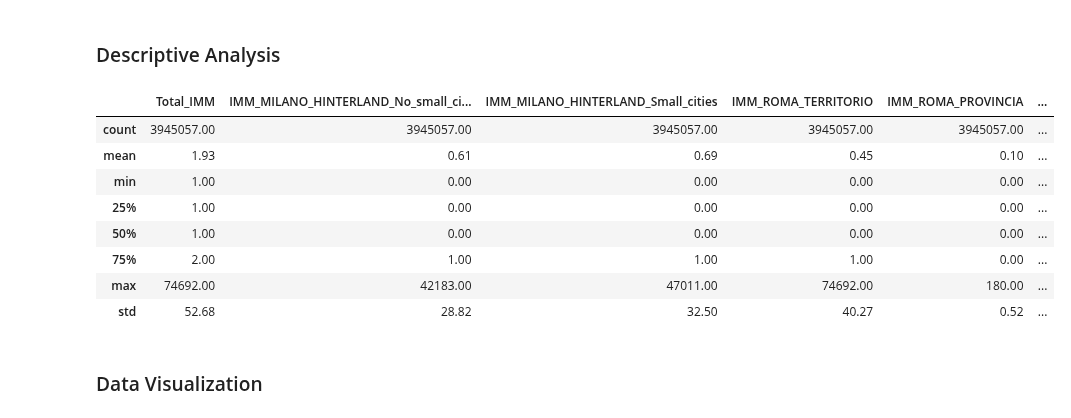
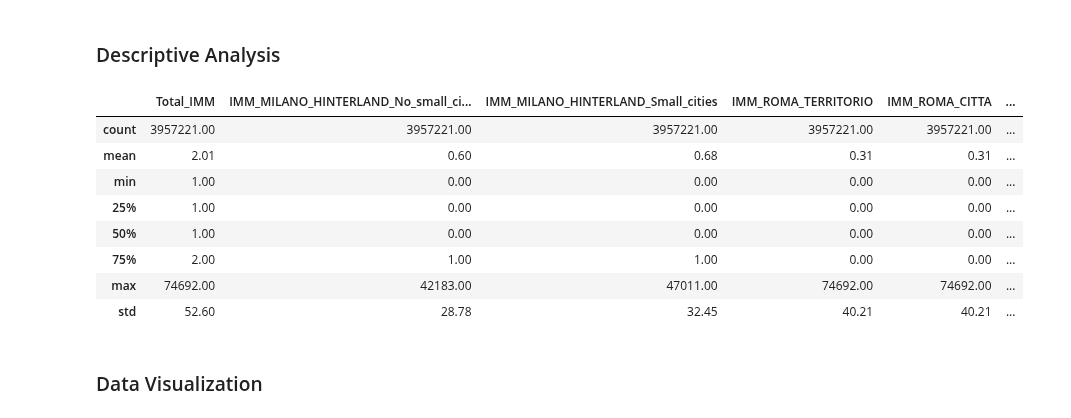
Before and after one commit to elkinbarretorojas/data_science, a Jupyter notebook: other/Clustering/clustering.ipynb, the cells around one changed output. Drawn from its saved outputs; the diff is of its cells as text; code cells hidden in the pictures.

```diff
--- a/other/Clustering/clustering.ipynb
+++ b/other/Clustering/clustering.ipynb
@@ -185,0 +171,13 @@ Name: quota, Length: 12044, dtype: int64
+# %%
+#Convert NaNs to a number (e.g., -1 or 0) or drop the rows with NaNs
+data['numerator'] = data['numerator'].fillna(0)
+#Where there is numerator values. Fill the missing values in the 'denominator' column with the values in the 'numerator' column
+data['denominator'][(data['denominator'].isnull())] = data['numerator'][(data['denominator'].isnull())]
+#Looking for the most frequent values in the column
+data.groupby('denominator')['denominator'].count().sort_values(ascending=False).head(50)
+data['denominator'][data['denominator'] == ''] = data['numerator'][data['denominator'] == '']
+# %%
+#Create a column named 'division' with the ratio of 'numerator' and 'denominator'
+data['%Ownership'] = data['numerator'].astype(float) / data['denominator'].astype(float)
+#Fill na values of %Ownership column with 1.00
+data['%Ownership'].fillna(1.00, inplace=True)
@@ -185,0 +218,4 @@ Name: quota, Length: 12044, dtype: int64
+# %%
+data['titolarita'].fillna(data['quota'].mode()[0], inplace=True)
+# %%
+data['titolarita'] = data['titolarita'].str.replace("'", "")
@@ -187,17 +239,17 @@ Name: quota, Length: 12044, dtype: int64
 ### Descriptive Analysis
 # %%
 #CHECK THE STATISTICAL SUMMARY OF THE DATAFRAME
-df.describe()
+data.describe()
 # %% [output]
-|  | Total_IMM | IMM_MILANO_HINTERLAND_No_small_ci... | IMM_MILANO_HINTERLAND_Small_cities | IMM_ROMA_TERRITORIO | IMM_ROMA_PROVINCIA | ... |
-| count | 3945057.00 | 3945057.00 | 3945057.00 | 3945057.00 | 3945057.00 | ... |
-| mean | 1.93 | 0.61 | 0.69 | 0.45 | 0.10 | ... |
+|  | Total_IMM | IMM_MILANO_HINTERLAND_No_small_ci... | IMM_MILANO_HINTERLAND_Small_cities | IMM_ROMA_TERRITORIO | IMM_ROMA_CITTA | ... |
+| count | 3957221.00 | 3957221.00 | 3957221.00 | 3957221.00 | 3957221.00 | ... |
+| mean | 2.01 | 0.60 | 0.68 | 0.31 | 0.31 | ... |
 | min | 1.00 | 0.00 | 0.00 | 0.00 | 0.00 | ... |
 | 25% | 1.00 | 0.00 | 0.00 | 0.00 | 0.00 | ... |
 | 50% | 1.00 | 0.00 | 0.00 | 0.00 | 0.00 | ... |
-| 75% | 2.00 | 1.00 | 1.00 | 1.00 | 0.00 | ... |
-| max | 74692.00 | 42183.00 | 47011.00 | 74692.00 | 180.00 | ... |
-| std | 52.68 | 28.82 | 32.50 | 40.27 | 0.52 | ... |
+| 75% | 2.00 | 1.00 | 1.00 | 0.00 | 0.00 | ... |
+| max | 74692.00 | 42183.00 | 47011.00 | 74692.00 | 74692.00 | ... |
+| std | 52.60 | 28.78 | 32.45 | 40.21 | 40.21 | ... |
 # %% [markdown]
 ### Data Visualization
 # %%
```
Also changed, not shown: parts of 35 cells of this notebook.
